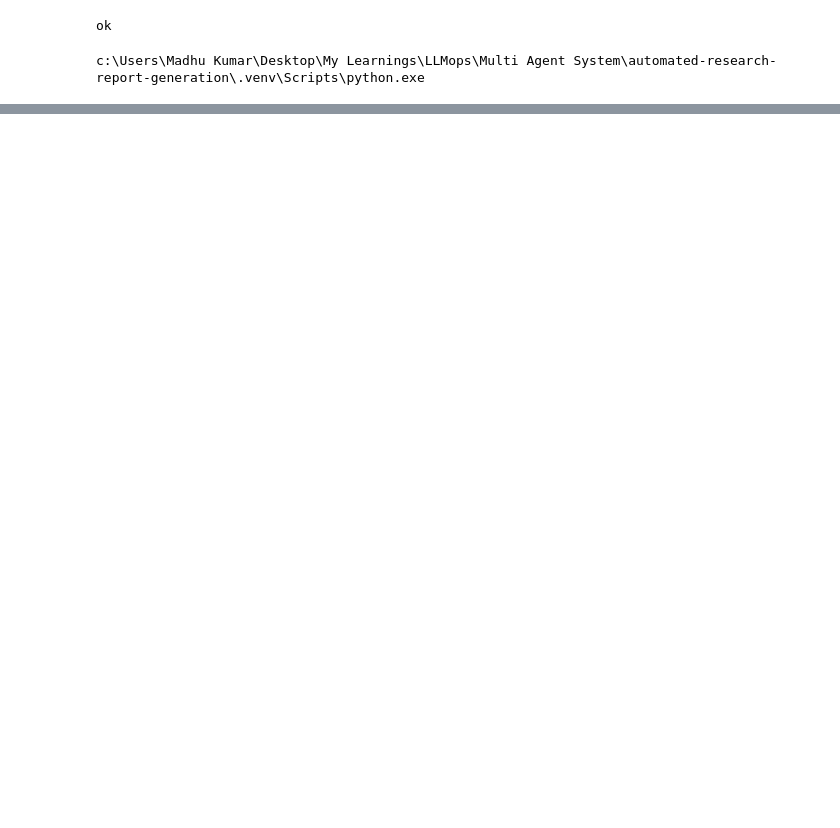
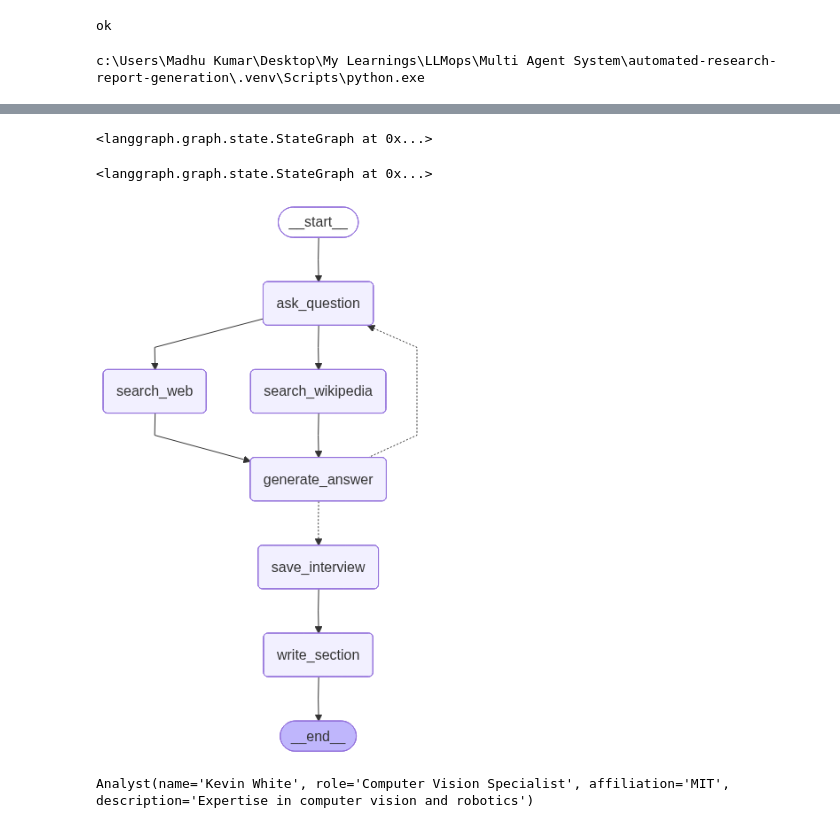
Before and after one commit to madhugadi/automated-research-report-generation, a Jupyter notebook: Experiements/notebook.ipynb, the cells around one changed output, grey strips where cells are left out. Cells and saved outputs as stored; diff of their text form; code cells hidden in the pictures; blank space fills up the shorter version.

```diff
--- a/Experiements/notebook.ipynb
+++ b/Experiements/notebook.ipynb
@@ -13,0 +637,27 @@ ModuleNotFoundError: No module named 'research_and_analyst.exception'
+# %%
+def write_section(state: InterviewState):
+    """Node to answer a question"""
+
+    # Get state
+    analyst = state["analyst"]
+    interview = state["interview"]
+    context = state["context"]
+
+    # write section using either the gathered source docs from interview (context) or the interview itself (interview)
+
+    system_message = section_writer_instructions.format(focus = analyst.description)
+    section = llm.invoke([SystemMessage(content=system_message)]+[HumanMessage(content = f"use this source to write your section:{context}")])
+
+    # Append it to state
+    return {"sections":[section.content]}
+# %%
+interview_builder = StateGraph(InterviewState)
+# %%
+interview_builder.add_node("ask_question",generation_question)
+interview_builder.add_node("search_web",search_web)
+interview_builder.add_node("search_wikipedia",search_wikipedia)
+interview_builder.add_node("generate_answer",generate_answer)
+interview_builder.add_node("save_interview",save_interview)
+interview_builder.add_node("write_section",write_section)
+# %% [output]
+<langgraph.graph.state.StateGraph at 0x...>
@@ -13,0 +666,23 @@ ModuleNotFoundError: No module named 'research_and_analyst.exception'
+# %%
+interview_builder.add_edge(START,"ask_question")
+interview_builder.add_edge("ask_question","search_web")
+interview_builder.add_edge("ask_question","search_wikipedia")
+interview_builder.add_edge("search_web","generate_answer")
+interview_builder.add_edge("search_wikipedia","generate_answer")
+interview_builder.add_conditional_edges("generate_answer",
+                        route_messages,
+                        ["ask_question",
+                        "save_interview"])
+interview_builder.add_edge("save_interview","write_section")
+interview_builder.add_edge("write_section", END)
+# %% [output]
+<langgraph.graph.state.StateGraph at 0x...>
+# %%
+interview_graph = interview_builder.compile(checkpointer = memory).with_config(run_name = "Conduct Interview")
+interview_graph
+# %% [output]
+[figure, added]
+# %%
+analyst
+# %% [output]
+Analyst(name='Kevin White', role='Computer Vision Specialist', affiliation='MIT', description='Expertise in computer vision and robotics')
```
Also changed, not shown: parts of 85 cells of this notebook, 9 other files.
